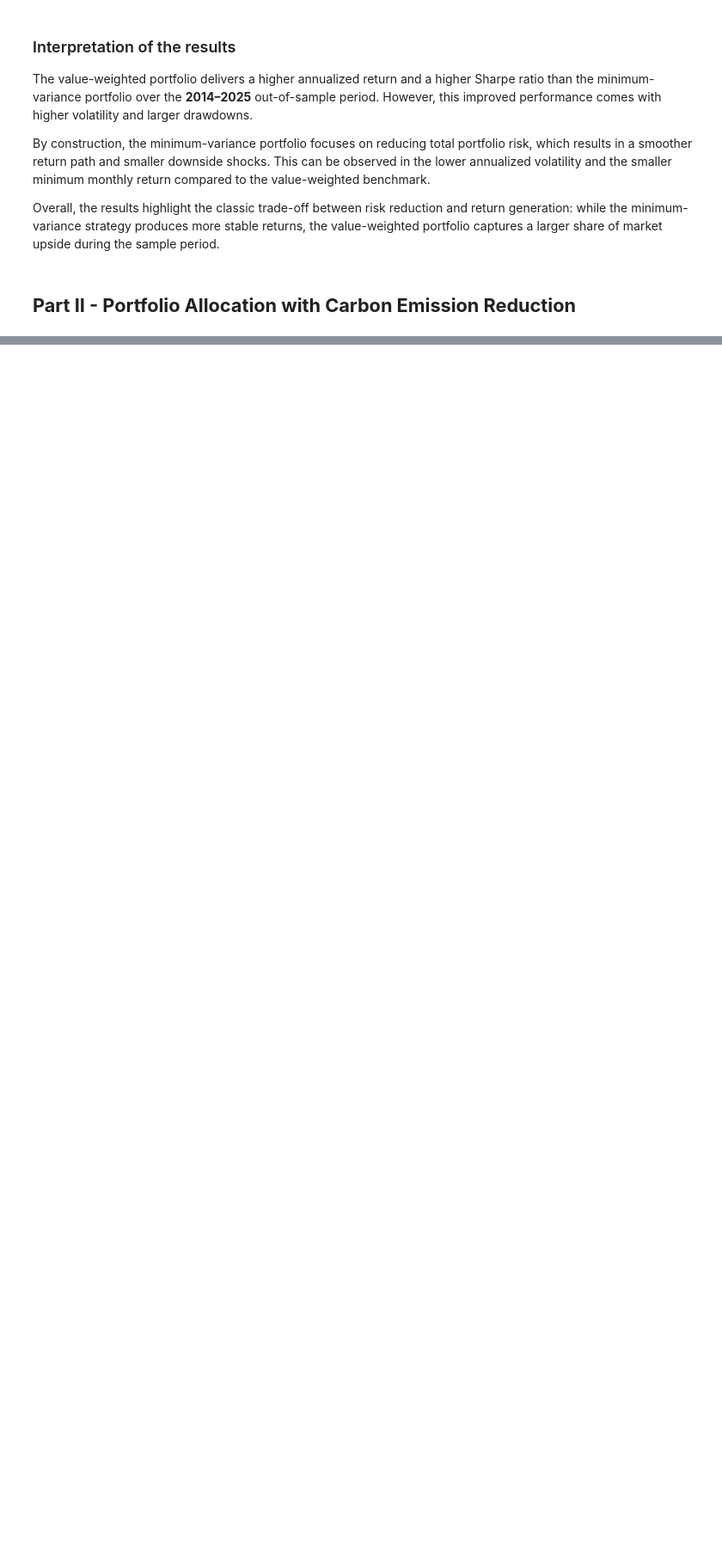
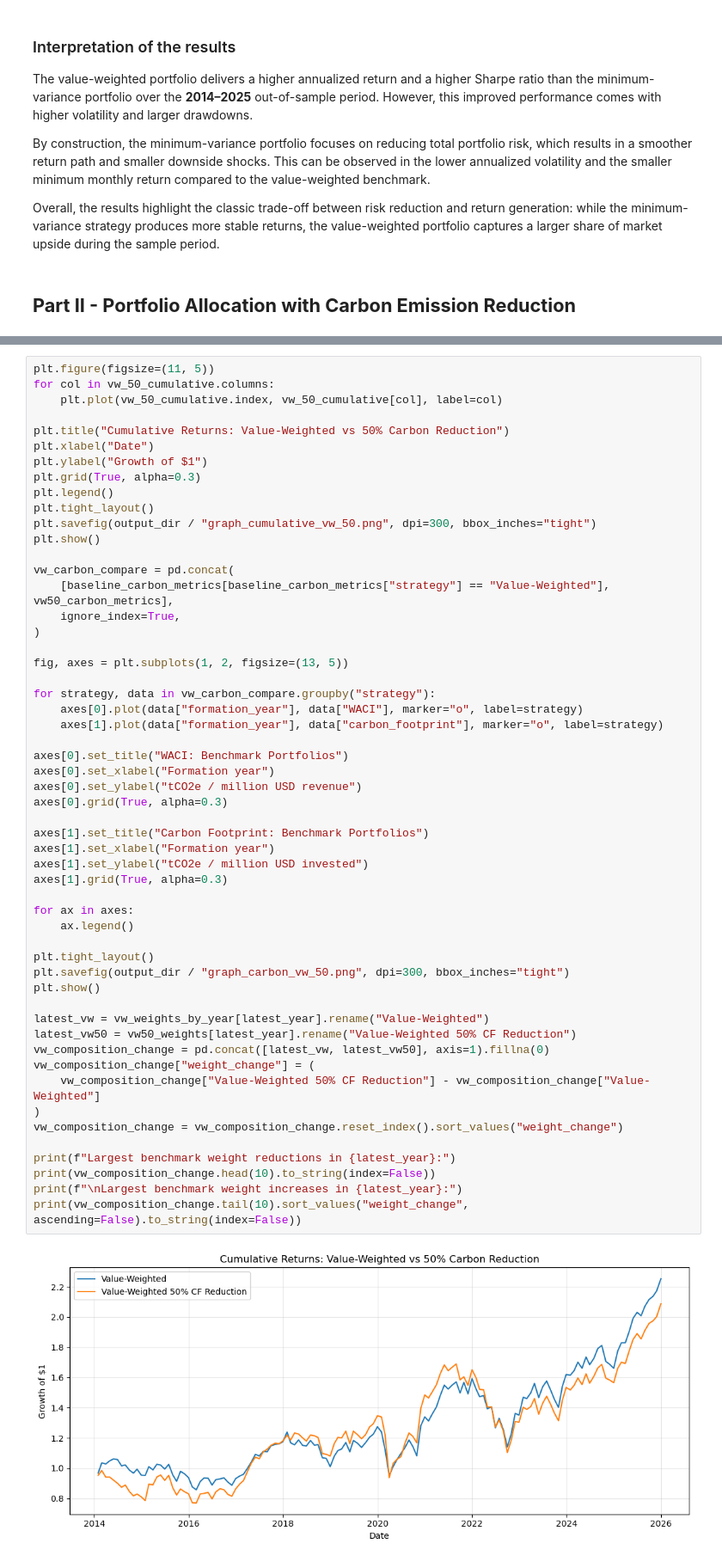
Before and after one commit to BottiAlessandro/SAAM-Project, a Jupyter notebook: notebooks/saam_analysis.ipynb, the cells around one changed output, grey strips where cells are left out. Shown at 86% size. Drawn from its saved outputs; the diff is of its cells as text; blank space fills up the shorter version.

```diff
--- a/notebooks/saam_analysis.ipynb
+++ b/notebooks/saam_analysis.ipynb
@@ -1322,0 +2125,56 @@ Overall, the results highlight the classic trade-off between risk reduction and
+# %%
+plt.figure(figsize=(11, 5))
+for col in vw_50_cumulative.columns:
+    plt.plot(vw_50_cumulative.index, vw_50_cumulative[col], label=col)
+
+plt.title("Cumulative Returns: Value-Weighted vs 50% Carbon Reduction")
+plt.xlabel("Date")
+plt.ylabel("Growth of $1")
+plt.grid(True, alpha=0.3)
+plt.legend()
+plt.tight_layout()
+plt.savefig(output_dir / "graph_cumulative_vw_50.png", dpi=300, bbox_inches="tight")
+plt.show()
+
+vw_carbon_compare = pd.concat(
+    [baseline_carbon_metrics[baseline_carbon_metrics["strategy"] == "Value-Weighted"], vw50_carbon_metrics],
+    ignore_index=True,
+)
+
+fig, axes = plt.subplots(1, 2, figsize=(13, 5))
+
+for strategy, data in vw_carbon_compare.groupby("strategy"):
+    axes[0].plot(data["formation_year"], data["WACI"], marker="o", label=strategy)
+    axes[1].plot(data["formation_year"], data["carbon_footprint"], marker="o", label=strategy)
+
+axes[0].set_title("WACI: Benchmark Portfolios")
+axes[0].set_xlabel("Formation year")
+axes[0].set_ylabel("tCO2e / million USD revenue")
+axes[0].grid(True, alpha=0.3)
+
+axes[1].set_title("Carbon Footprint: Benchmark Portfolios")
+axes[1].set_xlabel("Formation year")
+axes[1].set_ylabel("tCO2e / million USD invested")
+axes[1].grid(True, alpha=0.3)
+
+for ax in axes:
+    ax.legend()
+
+plt.tight_layout()
+plt.savefig(output_dir / "graph_carbon_vw_50.png", dpi=300, bbox_inches="tight")
+plt.show()
+
+latest_vw = vw_weights_by_year[latest_year].rename("Value-Weighted")
+latest_vw50 = vw50_weights[latest_year].rename("Value-Weighted 50% CF Reduction")
+vw_composition_change = pd.concat([latest_vw, latest_vw50], axis=1).fillna(0)
+vw_composition_change["weight_change"] = (
+    vw_composition_change["Value-Weighted 50% CF Reduction"] - vw_composition_change["Value-Weighted"]
+)
+vw_composition_change = vw_composition_change.reset_index().sort_values("weight_change")
+
+print(f"Largest benchmark weight reductions in {latest_year}:")
+print(vw_composition_change.head(10).to_string(index=False))
+print(f"\nLargest benchmark weight increases in {latest_year}:")
+print(vw_composition_change.tail(10).sort_values("weight_change", ascending=False).to_string(index=False))
+# %% [output]
+[figure, added]
```
Also changed, not shown: parts of 31 cells of this notebook, 33 other files.
